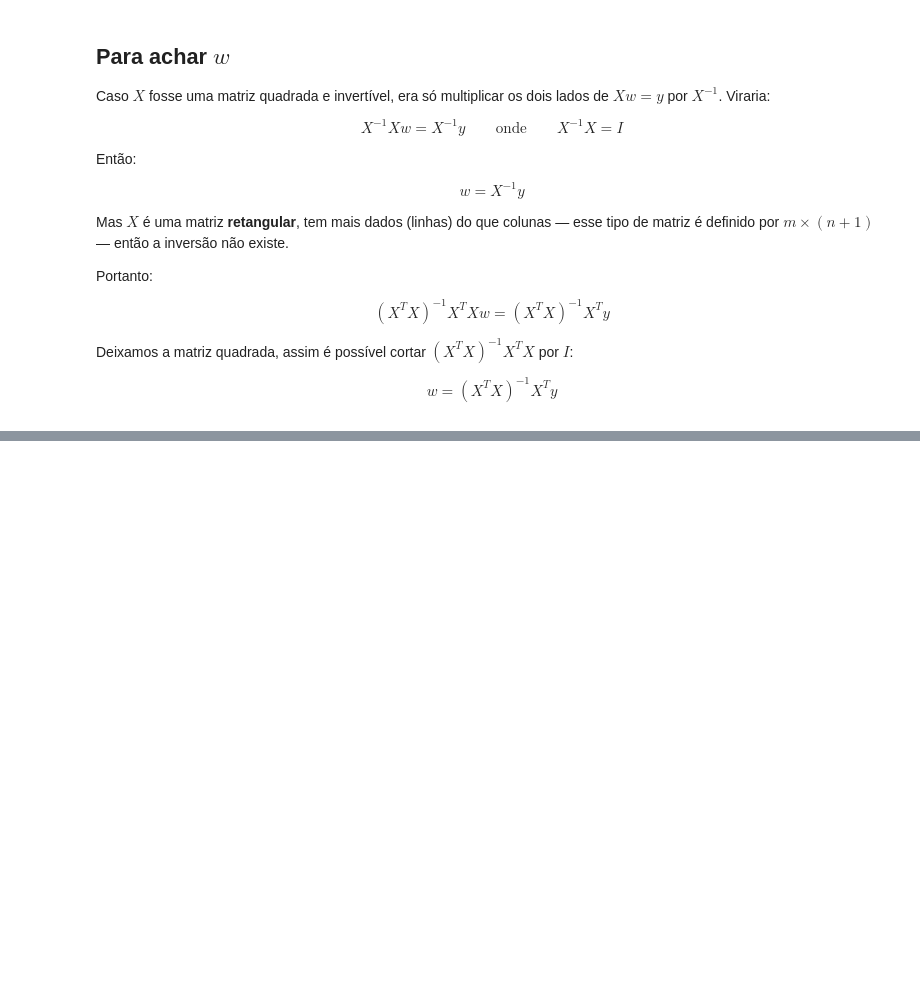
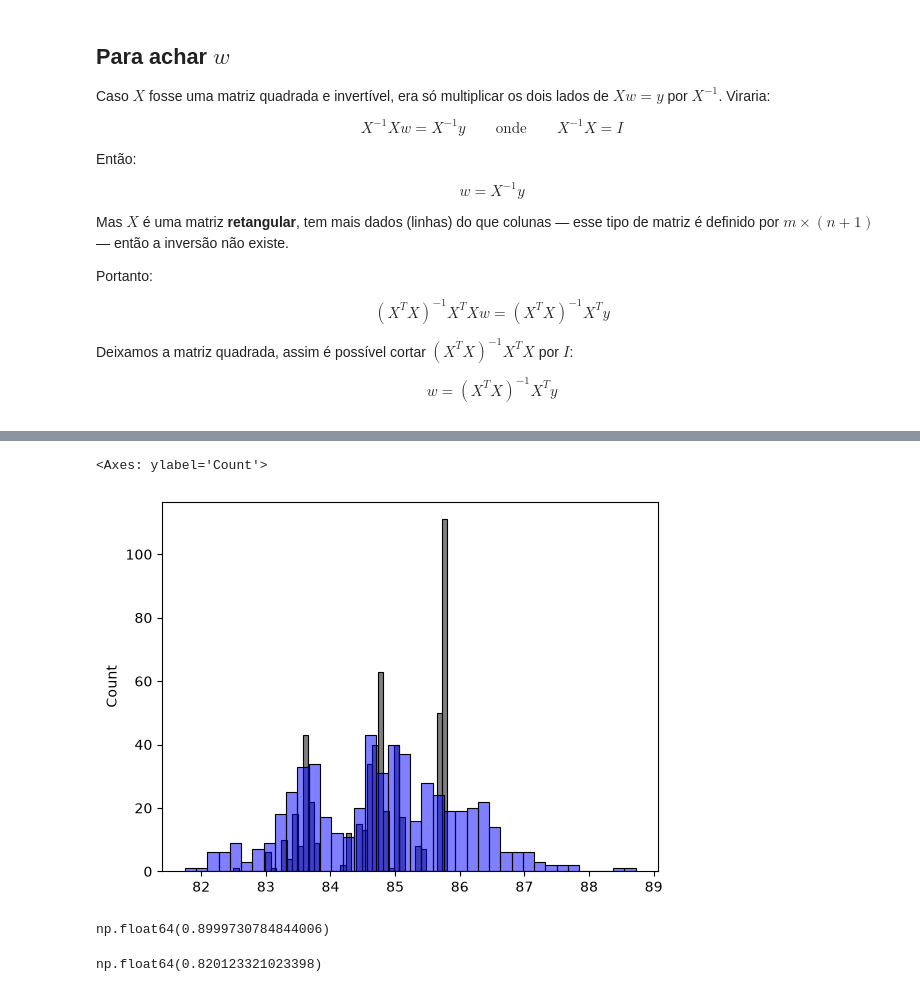
Before and after one commit to GabrielFerreiraAbel/Math-to-models, a Jupyter notebook: myprojects/1.f1-lap-time-prediction/predict-lap-time.ipynb, the cells around one changed output, grey strips where cells are left out. Saved outputs shown, nothing was run; the diff lists cells and outputs as text; code cells hidden in the pictures; blank space fills up the shorter version.

```diff
--- a/myprojects/1.f1-lap-time-prediction/predict-lap-time.ipynb
+++ b/myprojects/1.f1-lap-time-prediction/predict-lap-time.ipynb
@@ -369,0 +386,23 @@ $$w = (X^{T} X)^{-1} X^{T} y$$
+# %%
+X_train = df_train[base].fillna(0)
+# %%
+def train_linear_regression(X, y):
+    ones = np.ones(X.shape[0])
+    X = (np.column_stack([ones, X]))
+
+    XTX = X.T.dot(X)
+    XTX_inv = np.linalg.inv(XTX)
+    XTX.dot(XTX_inv).round(1)
+    w_full = XTX_inv.dot(X.T).dot(y)
+
+    return w_full[0], w_full[1:]
+# %%
+w0, w = train_linear_regression(X_train, y_train)
+# %%
+y_pred = w0 + X_train.dot(w)
+# %%
+sns.histplot(y_pred, color = 'black', alpha = 0.5, bins = 40) #preto = previsões
+sns.histplot(y_train, color = 'blue', alpha = 0.5, bins = 40) #Azul = variáveis alvo
+# %% [output]
+<Axes: ylabel='Count'>
+[figure, added]
@@ -369,0 +423,6 @@ $$w = (X^{T} X)^{-1} X^{T} y$$
+# %%
+rmse(y_train, y_pred)
+#Erro otimista de treino
+#Esse valor mostrou que o modelo aprendeu 0.82 contra um baseline de 1,24, ≈ 46% da variância explicada com 2 colunas.
+# %% [output]
+np.float64(0.8999730784844006)
@@ -369,0 +435,10 @@ $$w = (X^{T} X)^{-1} X^{T} y$$
+# %%
+X_train = prepare_X(df_train)
+w0, w = train_linear_regression(X_train, y_train)
+
+X_val = prepare_X(df_val)
+y_pred = w0 + X_val.dot(w)
+
+rmse(y_val, y_pred)
+# %% [output]
+np.float64(0.820123321023398)
```
Also changed, not shown: parts of 16 cells of this notebook, 1 other file.
